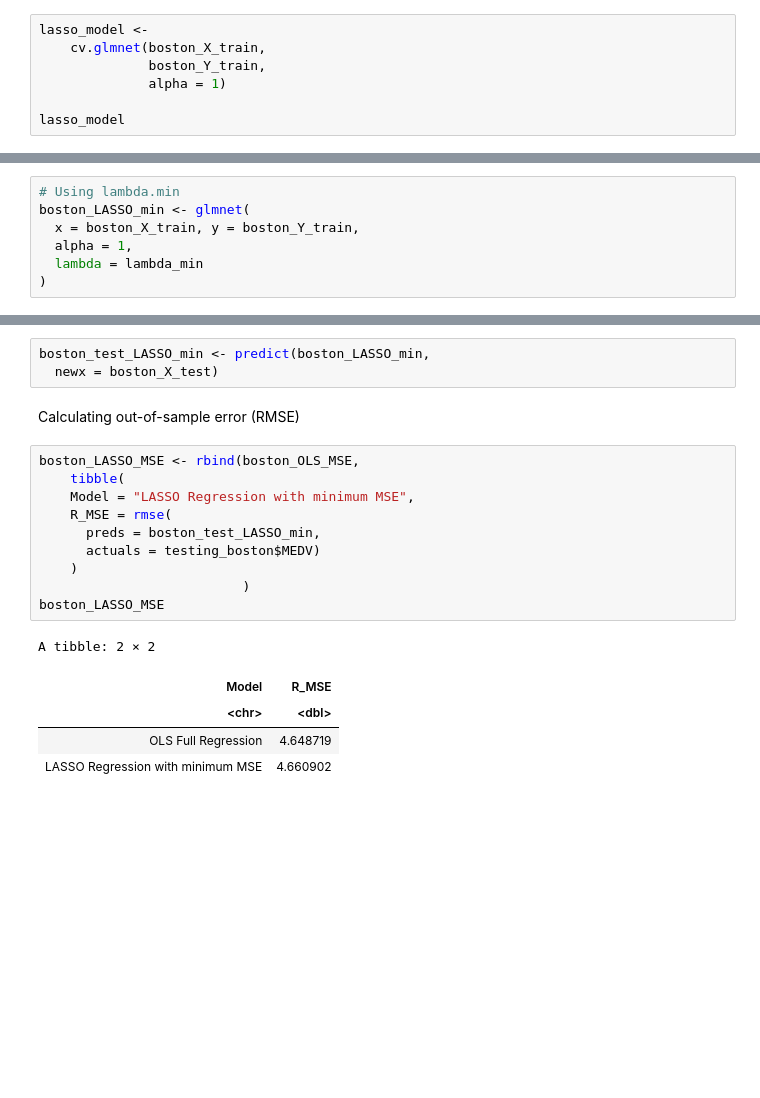
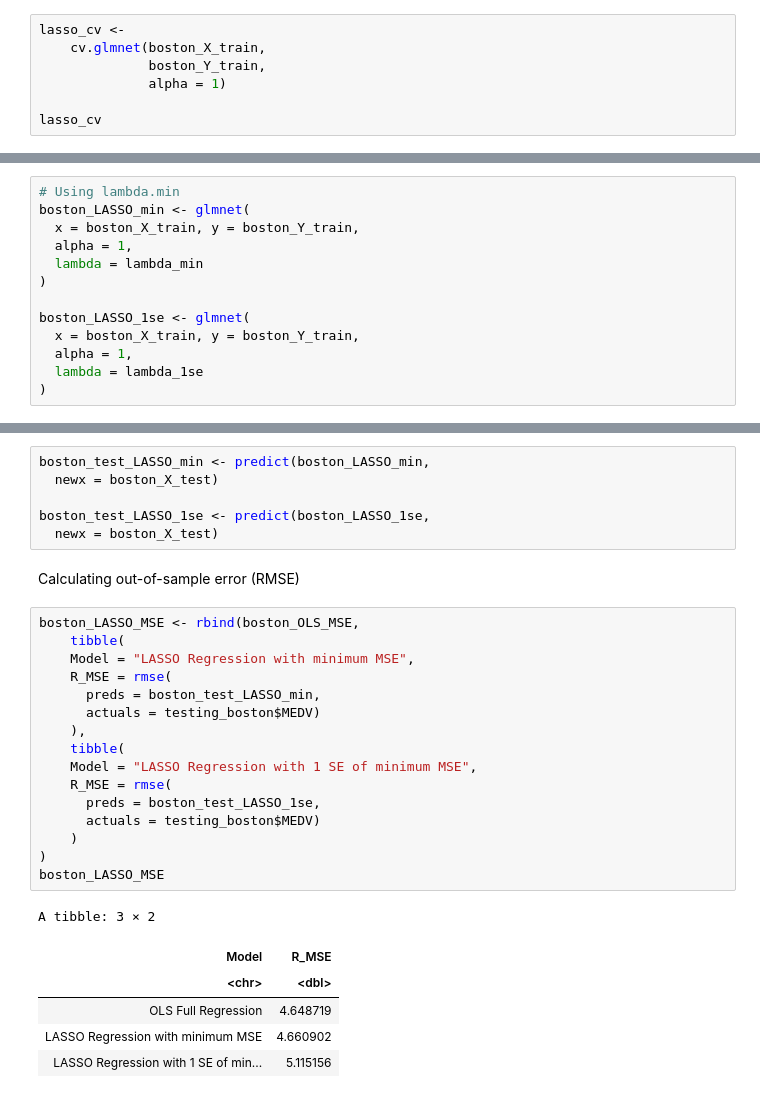
Before and after one commit to tanaytk21/stat301, a Jupyter notebook: Group_Project.ipynb, the cells around one changed output, grey strips where cells are left out. Cells and saved outputs as stored; diff of their text form; blank space fills up the shorter version.

Commit message:
Added Lasso with 1se MSE

```diff
--- a/Group_Project.ipynb
+++ b/Group_Project.ipynb
@@ -141,12 +145,12 @@ boston_Y_test <- testing_boston %>% select(MEDV) %>% as.matrix()
 # %% [markdown]
 Using `cv.glmnet` to do cross validation to find the best lambda ($\lambda$)
 # %%
-lasso_model <-
+lasso_cv <-
     cv.glmnet(boston_X_train,
               boston_Y_train,
               alpha = 1)
 
-lasso_model
+lasso_cv
 # %% [output]
 Call:  cv.glmnet(x = boston_X_train, y = boston_Y_train, alpha = 1)
 
@@ -183,4 +187,10 @@ boston_LASSO_min <- glmnet(
   alpha = 1,
   lambda = lambda_min
 )
+
+boston_LASSO_1se <- glmnet(
+  x = boston_X_train, y = boston_Y_train,
+  alpha = 1,
+  lambda = lambda_1se
+)
 # %% [markdown]
@@ -188,21 +198,31 @@ Using `predict` to get fitted values of test set using our Lasso model
 # %%
 boston_test_LASSO_min <- predict(boston_LASSO_min,
   newx = boston_X_test)
+
+boston_test_LASSO_1se <- predict(boston_LASSO_1se,
+  newx = boston_X_test)
 # %% [markdown]
 Calculating out-of-sample error (RMSE)
 # %%
 boston_LASSO_MSE <- rbind(boston_OLS_MSE,
     tibble(
     Model = "LASSO Regression with minimum MSE",
     R_MSE = rmse(
       preds = boston_test_LASSO_min,
       actuals = testing_boston$MEDV)
+    ),
+    tibble(
+    Model = "LASSO Regression with 1 SE of minimum MSE",
+    R_MSE = rmse(
+      preds = boston_test_LASSO_1se,
+      actuals = testing_boston$MEDV)
     )
-                          )
+)
 boston_LASSO_MSE
 # %% [output]
-A tibble: 2 × 2
+A tibble: 3 × 2
 | Model | R_MSE |
 | <chr> | <dbl> |
 | OLS Full Regression | 4.648719 |
 | LASSO Regression with minimum MSE | 4.660902 |
+| LASSO Regression with 1 SE of min... | 5.115156 |
```
Also changed, not shown: parts of 11 cells of this notebook.
